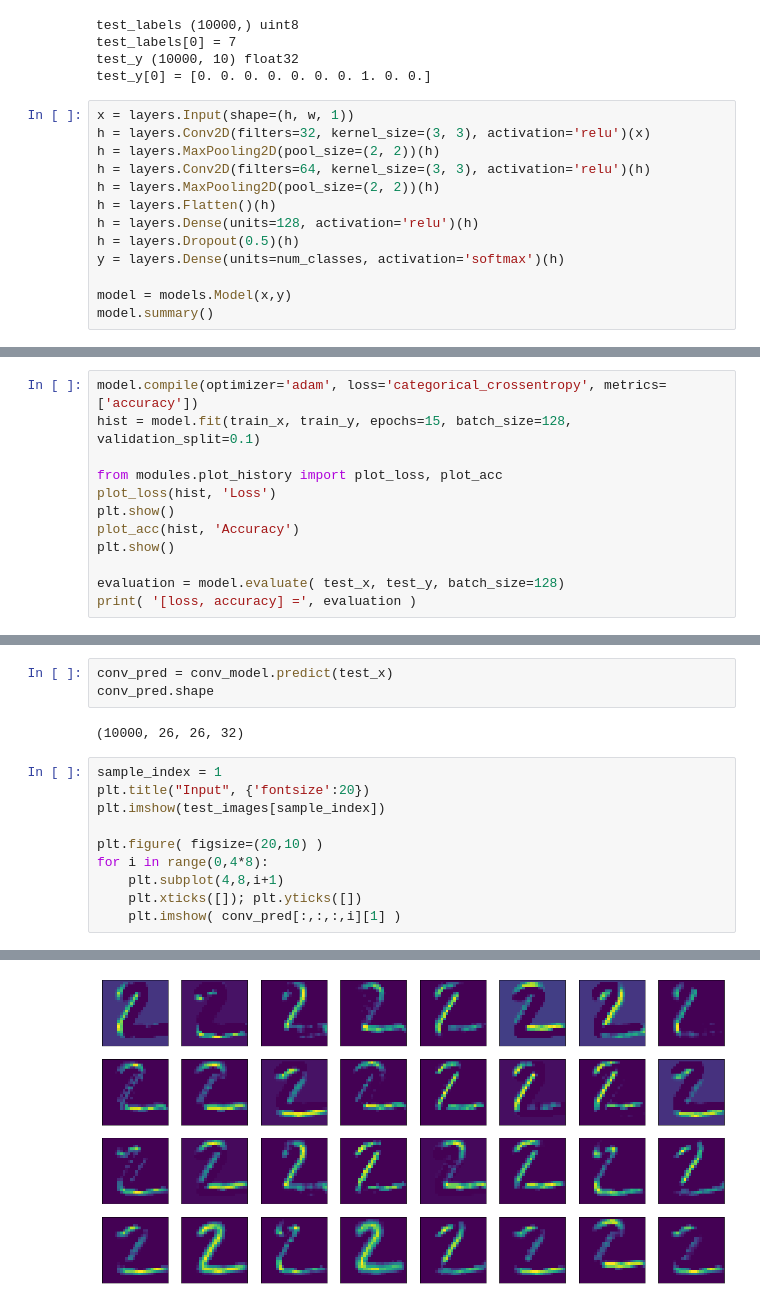
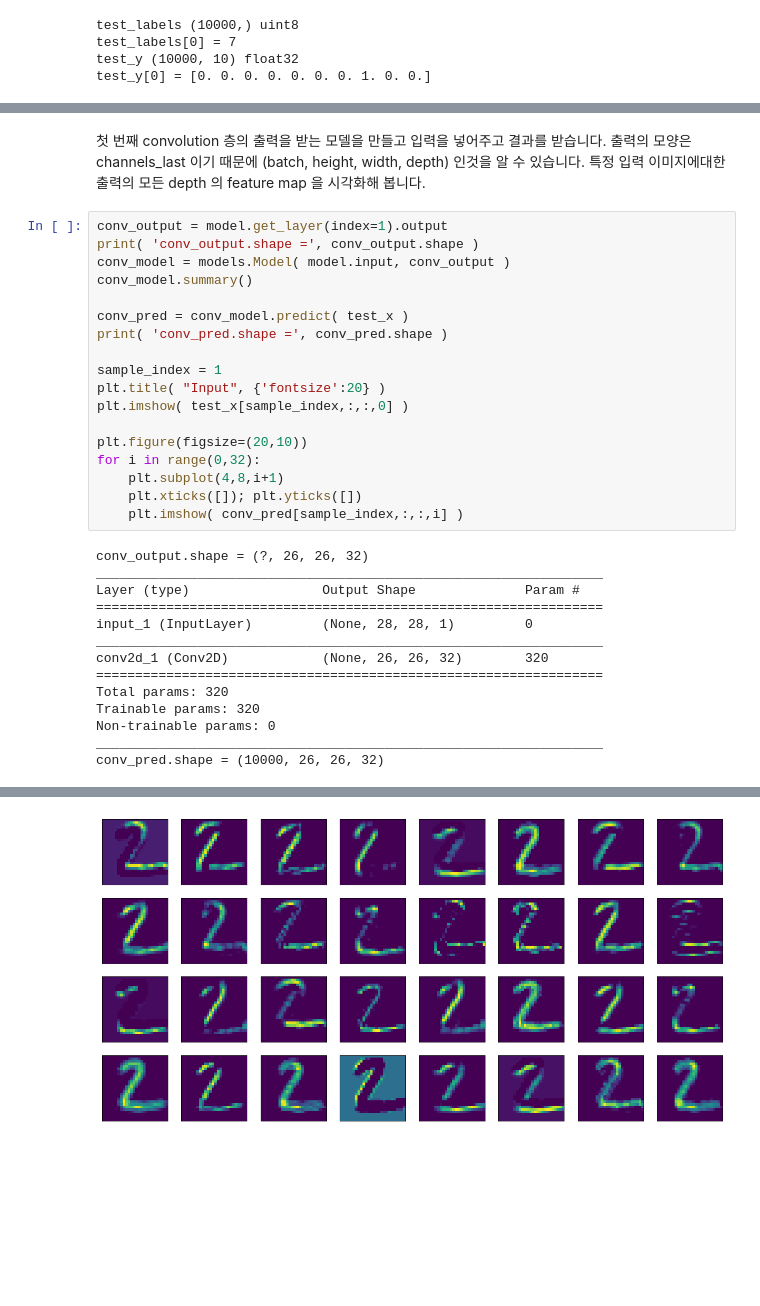
Before and after one commit to sungalex/computer-vision, a Jupyter notebook: keras/18 CNN weights 1 MNIST channels_last.ipynb, the cells around one changed output, grey strips where cells are left out. Cells and saved outputs as stored; diff of their text form; blank space fills up the shorter version.

```diff
--- a/keras/18 CNN weights 1 MNIST channels_last.ipynb
+++ b/keras/18 CNN weights 1 MNIST channels_last.ipynb
@@ -51,16 +76,3 @@ test_labels (10000,) uint8
 test_labels[0] = 7
 test_y (10000, 10) float32
 test_y[0] = [0. 0. 0. 0. 0. 0. 0. 1. 0. 0.]
-# %%
-x = layers.Input(shape=(h, w, 1))
-h = layers.Conv2D(filters=32, kernel_size=(3, 3), activation='relu')(x)
-h = layers.MaxPooling2D(pool_size=(2, 2))(h)
-h = layers.Conv2D(filters=64, kernel_size=(3, 3), activation='relu')(h)
-h = layers.MaxPooling2D(pool_size=(2, 2))(h)
-h = layers.Flatten()(h)
-h = layers.Dense(units=128, activation='relu')(h)
-h = layers.Dropout(0.5)(h)
-y = layers.Dense(units=num_classes, activation='softmax')(h)
-
-model = models.Model(x,y)
-model.summary()
@@ -85,12 +78,0 @@ _________________________________________________________________
-# %%
-model.compile(optimizer='adam', loss='categorical_crossentropy', metrics=['accuracy'])
-hist = model.fit(train_x, train_y, epochs=15, batch_size=128, validation_split=0.1)
-
-from modules.plot_history import plot_loss, plot_acc
-plot_loss(hist, 'Loss')
-plt.show()
-plot_acc(hist, 'Accuracy')
-plt.show()
-
-evaluation = model.evaluate( test_x, test_y, batch_size=128)
-print( '[loss, accuracy] =', evaluation )
@@ -152,16 +101,34 @@ _________________________________________________________________
-# %%
-conv_pred = conv_model.predict(test_x)
-conv_pred.shape
-# %% [output]
-(10000, 26, 26, 32)
+# %% [markdown]
+첫 번째 convolution 층의 출력을 받는 모델을 만들고 입력을 넣어주고 결과를 받습니다. 출력의 모양은 channels_last 이기 때문에 (batch, height, width, depth) 인것을 알 수 있습니다. 특정 입력 이미지에대한 출력의 모든 depth 의 feature map 을 시각화해 봅니다.
 # %%
+conv_output = model.get_layer(index=1).output
+print( 'conv_output.shape =', conv_output.shape )
+conv_model = models.Model( model.input, conv_output )
+conv_model.summary()
+
+conv_pred = conv_model.predict( test_x )
+print( 'conv_pred.shape =', conv_pred.shape )
+
 sample_index = 1
-plt.title("Input", {'fontsize':20})
-plt.imshow(test_images[sample_index])
+plt.title( "Input", {'fontsize':20} )
+plt.imshow( test_x[sample_index,:,:,0] )
 
-plt.figure( figsize=(20,10) )
-for i in range(0,4*8):
+plt.figure(figsize=(20,10))
+for i in range(0,32):
     plt.subplot(4,8,i+1)
     plt.xticks([]); plt.yticks([])
-    plt.imshow( conv_pred[:,:,:,i][1] )
+    plt.imshow( conv_pred[sample_index,:,:,i] )
 # %% [output]
+conv_output.shape = (?, 26, 26, 32)
+_________________________________________________________________
+Layer (type)                 Output Shape              Param #
+=================================================================
+input_1 (InputLayer)         (None, 28, 28, 1)         0
+_________________________________________________________________
+conv2d_1 (Conv2D)            (None, 26, 26, 32)        320
+=================================================================
+Total params: 320
+Trainable params: 320
+Non-trainable params: 0
+_________________________________________________________________
+conv_pred.shape = (10000, 26, 26, 32)
@@ -169 +136 @@ for i in range(0,4*8):
-[figure, old version]
+[figure, new version]
```
Also changed, not shown: parts of 19 cells of this notebook, 9 other files.
